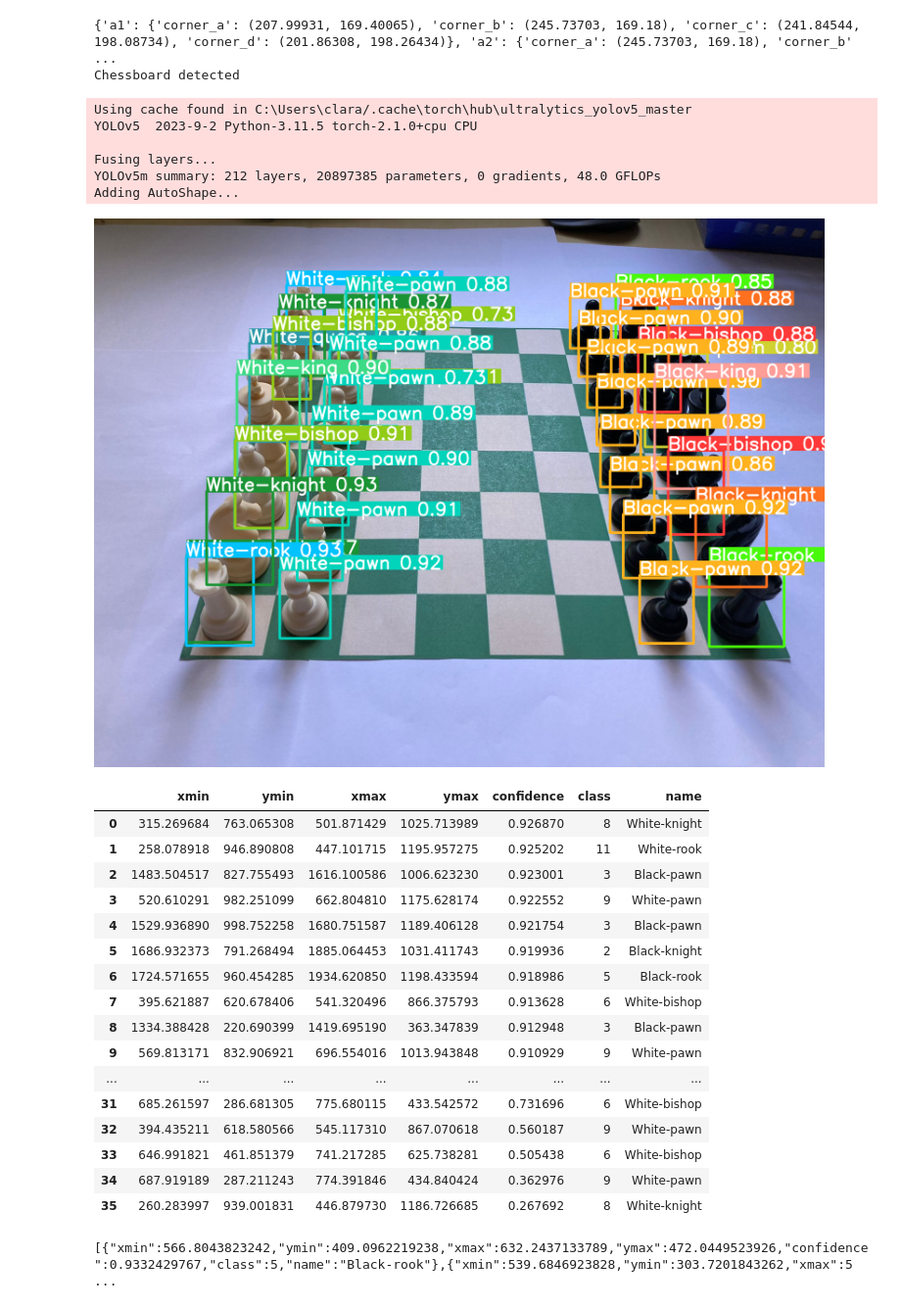
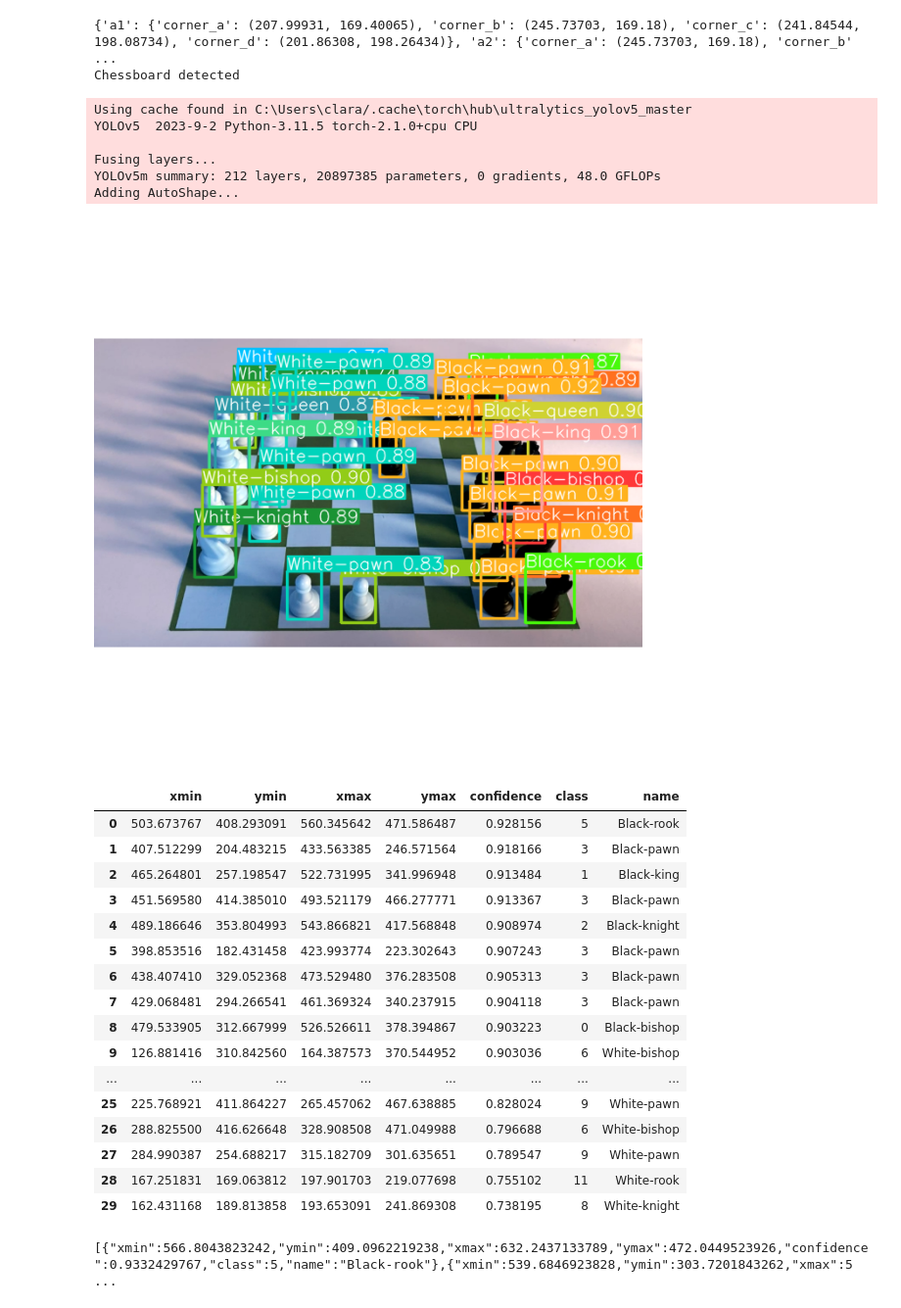
Before and after one commit to ClaraTschamon/BachelorThesis_ObjectDetection, a Jupyter notebook: inference_yolo.ipynb, the cells around one changed output. Shown at 98% size. Drawn from its saved outputs; the diff is of its cells as text; code cells hidden in the pictures.

```diff
--- a/inference_yolo.ipynb
+++ b/inference_yolo.ipynb
@@ -58,58 +58,56 @@ Chessboard detected
 # %%
 import torch
 import cv2
 
-model = torch.hub.load('ultralytics/yolov5', 'custom', path='training_results/runs/train/results_yolov5m/exp5/weights/best.pt')  # local model
+model = torch.hub.load('ultralytics/yolov5', 'custom', path='training_results/results_yolov5m/exp5/weights/best.pt')  # local model
 
-#model.conf = 0.7  # NMS confidence threshold
-#iou = 0.45  # NMS IoU threshold
+model.conf = 0.7  # NMS confidence threshold
+model.iou = 0.7  # NMS IoU threshold
 #agnostic = False  # NMS class-agnostic
 #multi_label = False  # NMS multiple labels per box
 #classes = None  # (optional list) filter by class, i.e. = [0, 15, 16] for COCO persons, cats and dogs
 #max_det = 1000  # maximum number of detections per image
 #amp = False  # Automatic Mixed Precision (AMP) inference
 
-path_to_image = 'testimages/withFigures.jpg'
-image = cv2.imread(path_to_image)
-#image = __get_chessboard_image()
-image = cv2.cvtColor(image, cv2.COLOR_BGR2RGB)
+image = __get_chessboard_image()
+#image = cv2.cvtColor(image, cv2.COLOR_BGR2RGB)
 #cv2.imshow('Image', image)
 #cv2.waitKey(0)
 #cv2.destroyAllWindows()
 
 # Inference
 #results = model(image)
-results = model(image, augment=False)
+results = model(image)
 
 results.show()
 
 res = results.pandas().xyxy[0]
 results.pandas().xyxy[0]
 # %% [output]
 Using cache found in C:\Users\clara/.cache\torch\hub\ultralytics_yolov5_master
 YOLOv5  2023-9-2 Python-3.11.5 torch-2.1.0+cpu CPU
 
 Fusing layers...
 YOLOv5m summary: 212 layers, 20897385 parameters, 0 gradients, 48.0 GFLOPs
 Adding AutoShape...
-[figure, old version]
+[figure, new version]
 |  | xmin | ymin | xmax | ymax | confidence | class | name |
-| 0 | 315.269684 | 763.065308 | 501.871429 | 1025.713989 | 0.926870 | 8 | White-knight |
-| 1 | 258.078918 | 946.890808 | 447.101715 | 1195.957275 | 0.925202 | 11 | White-rook |
-| 2 | 1483.504517 | 827.755493 | 1616.100586 | 1006.623230 | 0.923001 | 3 | Black-pawn |
-| 3 | 520.610291 | 982.251099 | 662.804810 | 1175.628174 | 0.922552 | 9 | White-pawn |
-| 4 | 1529.936890 | 998.752258 | 1680.751587 | 1189.406128 | 0.921754 | 3 | Black-pawn |
-| 5 | 1686.932373 | 791.268494 | 1885.064453 | 1031.411743 | 0.919936 | 2 | Black-knight |
-| 6 | 1724.571655 | 960.454285 | 1934.620850 | 1198.433594 | 0.918986 | 5 | Black-rook |
-| 7 | 395.621887 | 620.678406 | 541.320496 | 866.375793 | 0.913628 | 6 | White-bishop |
-| 8 | 1334.388428 | 220.690399 | 1419.695190 | 363.347839 | 0.912948 | 3 | Black-pawn |
-| 9 | 569.813171 | 832.906921 | 696.554016 | 1013.943848 | 0.910929 | 9 | White-pawn |
+| 0 | 503.673767 | 408.293091 | 560.345642 | 471.586487 | 0.928156 | 5 | Black-rook |
+| 1 | 407.512299 | 204.483215 | 433.563385 | 246.571564 | 0.918166 | 3 | Black-pawn |
+| 2 | 465.264801 | 257.198547 | 522.731995 | 341.996948 | 0.913484 | 1 | Black-king |
+| 3 | 451.569580 | 414.385010 | 493.521179 | 466.277771 | 0.913367 | 3 | Black-pawn |
+| 4 | 489.186646 | 353.804993 | 543.866821 | 417.568848 | 0.908974 | 2 | Black-knight |
+| 5 | 398.853516 | 182.431458 | 423.993774 | 223.302643 | 0.907243 | 3 | Black-pawn |
+| 6 | 438.407410 | 329.052368 | 473.529480 | 376.283508 | 0.905313 | 3 | Black-pawn |
+| 7 | 429.068481 | 294.266541 | 461.369324 | 340.237915 | 0.904118 | 3 | Black-pawn |
+| 8 | 479.533905 | 312.667999 | 526.526611 | 378.394867 | 0.903223 | 0 | Black-bishop |
+| 9 | 126.881416 | 310.842560 | 164.387573 | 370.544952 | 0.903036 | 6 | White-bishop |
 | ... | ... | ... | ... | ... | ... | ... | ... |
-| 31 | 685.261597 | 286.681305 | 775.680115 | 433.542572 | 0.731696 | 6 | White-bishop |
-| 32 | 394.435211 | 618.580566 | 545.117310 | 867.070618 | 0.560187 | 9 | White-pawn |
-| 33 | 646.991821 | 461.851379 | 741.217285 | 625.738281 | 0.505438 | 6 | White-bishop |
-| 34 | 687.919189 | 287.211243 | 774.391846 | 434.840424 | 0.362976 | 9 | White-pawn |
-| 35 | 260.283997 | 939.001831 | 446.879730 | 1186.726685 | 0.267692 | 8 | White-knight |
+| 25 | 225.768921 | 411.864227 | 265.457062 | 467.638885 | 0.828024 | 9 | White-pawn |
+| 26 | 288.825500 | 416.626648 | 328.908508 | 471.049988 | 0.796688 | 6 | White-bishop |
+| 27 | 284.990387 | 254.688217 | 315.182709 | 301.635651 | 0.789547 | 9 | White-pawn |
+| 28 | 167.251831 | 169.063812 | 197.901703 | 219.077698 | 0.755102 | 11 | White-rook |
+| 29 | 162.431168 | 189.813858 | 193.653091 | 241.869308 | 0.738195 | 8 | White-knight |
 # %%
 print(res.to_json(orient="records"))
 data_json = res.to_json(orient="records")
```
Also changed, not shown: 4 other files.
